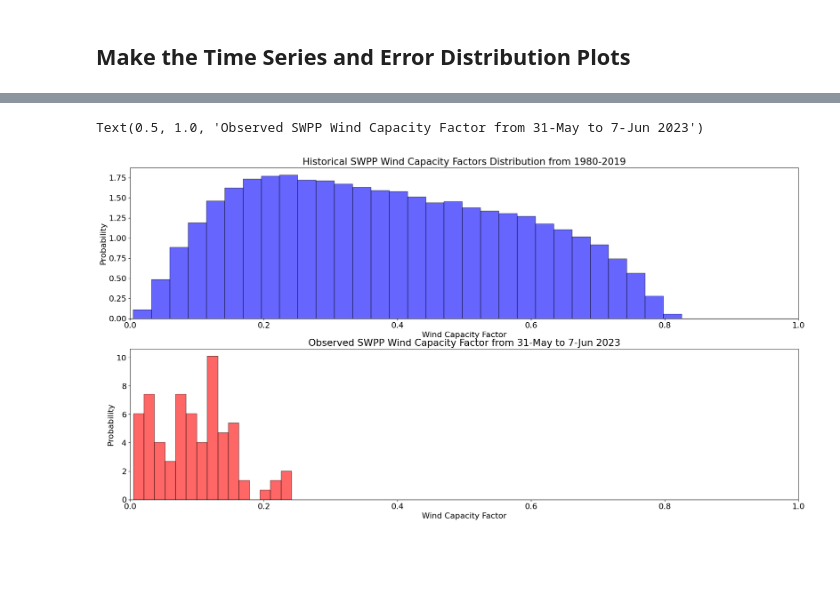
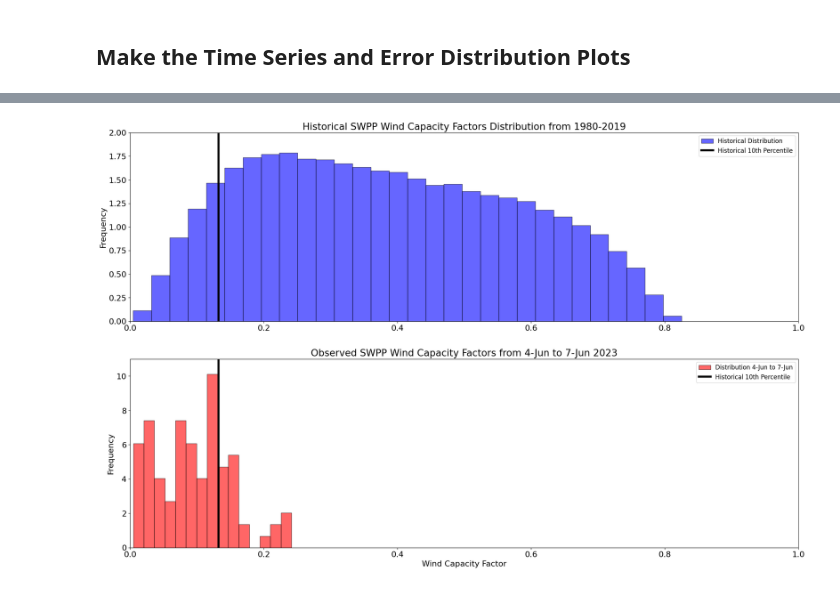
Before and after one commit to cdburley/spp_wind_forecast, a Jupyter notebook: notebooks/wind_forecast_evaluation.ipynb, the cells around one changed output, grey strips where cells are left out. Cells and saved outputs as stored; diff of their text form; code cells hidden in the pictures; blank space fills up the shorter version.

```diff
--- a/notebooks/wind_forecast_evaluation.ipynb
+++ b/notebooks/wind_forecast_evaluation.ipynb
@@ -190,24 +190,31 @@ plt.savefig(os.path.join(image_output_dir, 'Bias_Distributions.png'), dpi=300, b
 # %%
 # Subset to just the period of interest:
 subset_df = merged_df.loc[merged_df['Time_UTC'] >= pd.to_datetime('2023-06-04 00:00:00')].copy()
 
 # Make the wind capacity factor distribution plot:
-plt.figure(figsize=(24, 12))
+plt.figure(figsize=(24, 15))
 plt.rcParams['font.size'] = 16
 
 plt.subplot(211)
-n, bins, patches = plt.hist(cf_df['wind_cf'], 30, density=True, facecolor='b', edgecolor='black', alpha=0.6, label='Historical Distribution')
+plt.hist(cf_df['wind_cf'], 30, density=True, facecolor='b', edgecolor='black', alpha=0.6, label='Historical Distribution')
+plt.plot([cf_df['wind_cf'].quantile(0.1).round(3), cf_df['wind_cf'].quantile(0.1).round(3)], [0, 2], color='black', linestyle='-', linewidth=4, label='Historical 10th Percentile')
 plt.xlim(0, 1)
-plt.xlabel('Wind Capacity Factor')
-plt.ylabel('Probability')
+plt.ylim(0, 2)
+plt.legend(loc='upper right', prop={'size': 12})
+plt.ylabel('Frequency')
 plt.title('Historical SWPP Wind Capacity Factors Distribution from 1980-2019')
 
 plt.subplot(212)
-n, bins, patches = plt.hist(subset_df['Wind_CF'], 15, density=True, facecolor='r', edgecolor='black', alpha=0.6, label='Distribution 31-May to 7-Jun')
+plt.hist(subset_df['Wind_CF'], 15, density=True, facecolor='r', edgecolor='black', alpha=0.6, label='Distribution 4-Jun to 7-Jun')
+plt.plot([cf_df['wind_cf'].quantile(0.1).round(3), cf_df['wind_cf'].quantile(0.1).round(3)], [0, 11], color='black', linestyle='-', linewidth=4, label='Historical 10th Percentile')
 plt.xlim(0, 1)
+plt.ylim(0, 11)
+plt.legend(loc='upper right', prop={'size': 12})
 plt.xlabel('Wind Capacity Factor')
-plt.ylabel('Probability')
-plt.title('Observed SWPP Wind Capacity Factor from 4-Jun to 7-Jun 2023')
+plt.ylabel('Frequency')
+plt.title('Observed SWPP Wind Capacity Factors from 4-Jun to 7-Jun 2023')
+
+# Save the figure:
+plt.savefig(os.path.join(image_output_dir, 'Wind_Capacity_Factor.png'), dpi=300, bbox_inches='tight', facecolor='white')
 # %% [output]
-Text(0.5, 1.0, 'Observed SWPP Wind Capacity Factor from 31-May to 7-Jun 2023')
-[figure, old version]
+[figure, new version]
```
Also changed, not shown: parts of 2 cells of this notebook, 4 other files.
